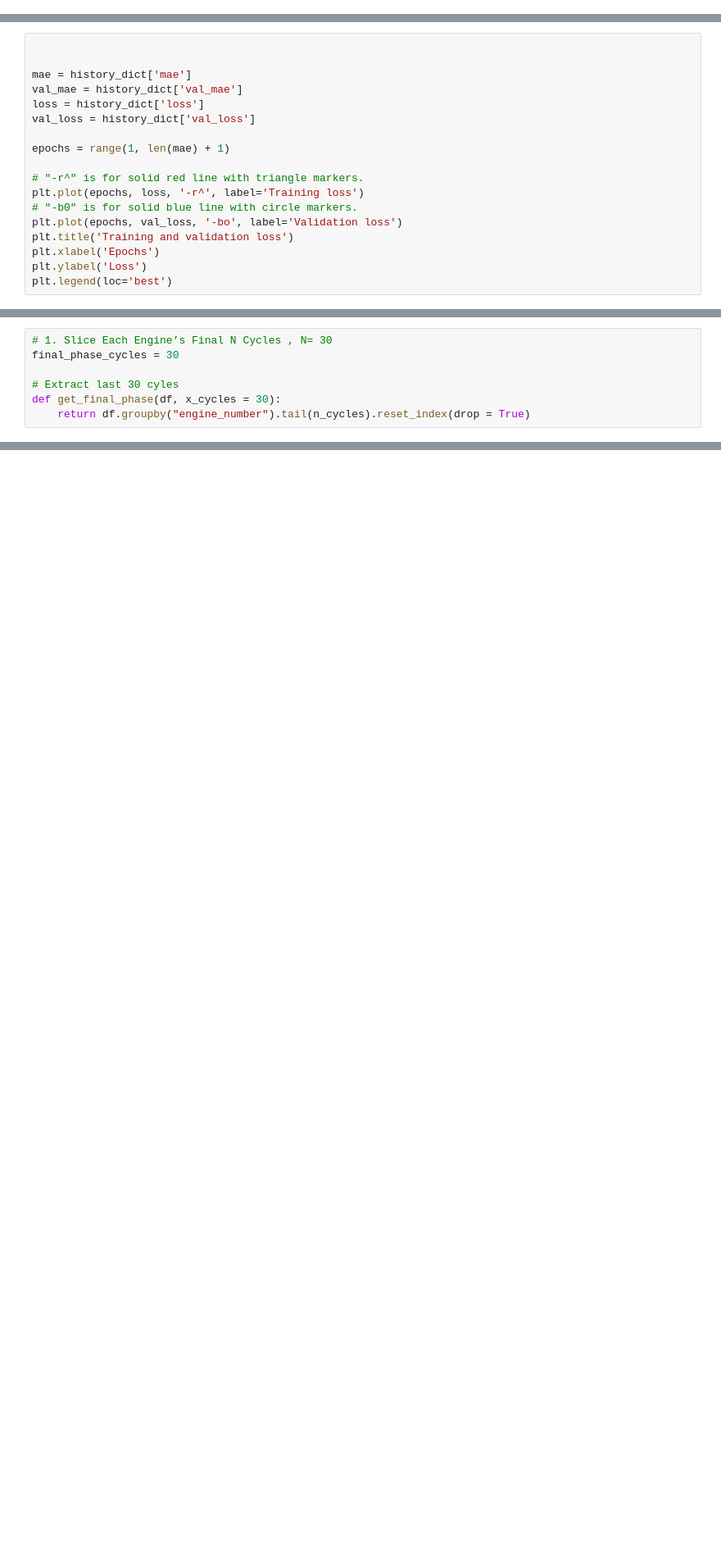
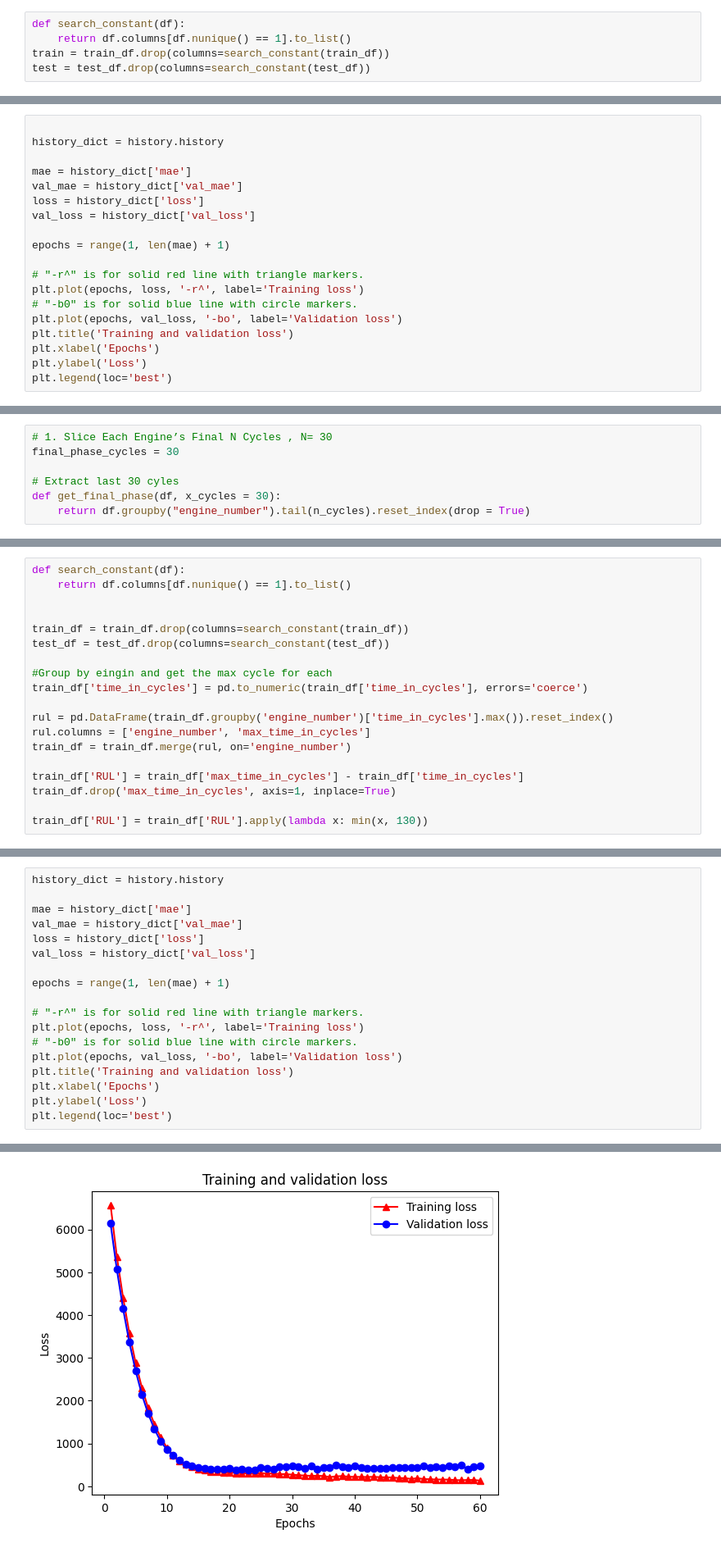
Before and after one commit to ZahYou/my_other_project, a Jupyter notebook: Nasas.ipynb, the cells around one changed output, grey strips where cells are left out. Shown at 82% size. Drawn from its saved outputs; the diff is of its cells as text; blank space fills up the shorter version.

```diff
--- a/Nasas.ipynb
+++ b/Nasas.ipynb
@@ -120,3 +124,8 @@ Test shape: (13095, 26)
 # %%
 def search_constant(df):
     return df.columns[df.nunique() == 1].to_list()
+# %%
+def search_constant(df):
+    return df.columns[df.nunique() == 1].to_list()
+train = train_df.drop(columns=search_constant(train_df))
+test = test_df.drop(columns=search_constant(test_df))
@@ -844,6 +860,7 @@ history_dict.keys()
 dict_keys(['loss', 'mae', 'val_loss', 'val_mae'])
 # %%
 
+history_dict = history.history
 
 mae = history_dict['mae']
 val_mae = history_dict['val_mae']
@@ -973,0 +1034,19 @@ plot_final_phase_sensors(train_df, engine_id=1, sensors=["sensor_2", "sensor_3",
+# %%
+def search_constant(df):
+    return df.columns[df.nunique() == 1].to_list()
+
+
+train_df = train_df.drop(columns=search_constant(train_df))
+test_df = test_df.drop(columns=search_constant(test_df))
+
+#Group by eingin and get the max cycle for each
+train_df['time_in_cycles'] = pd.to_numeric(train_df['time_in_cycles'], errors='coerce')
+
+rul = pd.DataFrame(train_df.groupby('engine_number')['time_in_cycles'].max()).reset_index()
+rul.columns = ['engine_number', 'max_time_in_cycles']
+train_df = train_df.merge(rul, on='engine_number')
+
+train_df['RUL'] = train_df['max_time_in_cycles'] - train_df['time_in_cycles']
+train_df.drop('max_time_in_cycles', axis=1, inplace=True)
+
+train_df['RUL'] = train_df['RUL'].apply(lambda x: min(x, 130))
@@ -973,0 +1300,19 @@ plot_final_phase_sensors(train_df, engine_id=1, sensors=["sensor_2", "sensor_3",
+# %%
+history_dict = history.history
+
+mae = history_dict['mae']
+val_mae = history_dict['val_mae']
+loss = history_dict['loss']
+val_loss = history_dict['val_loss']
+
+epochs = range(1, len(mae) + 1)
+
+# "-r^" is for solid red line with triangle markers.
+plt.plot(epochs, loss, '-r^', label='Training loss')
+# "-b0" is for solid blue line with circle markers.
+plt.plot(epochs, val_loss, '-bo', label='Validation loss')
+plt.title('Training and validation loss')
+plt.xlabel('Epochs')
+plt.ylabel('Loss')
+plt.legend(loc='best')
+# %% [output]
@@ -973,0 +1320 @@ plot_final_phase_sensors(train_df, engine_id=1, sensors=["sensor_2", "sensor_3",
+[figure, added]
```
Also changed, not shown: parts of 24 cells of this notebook.
